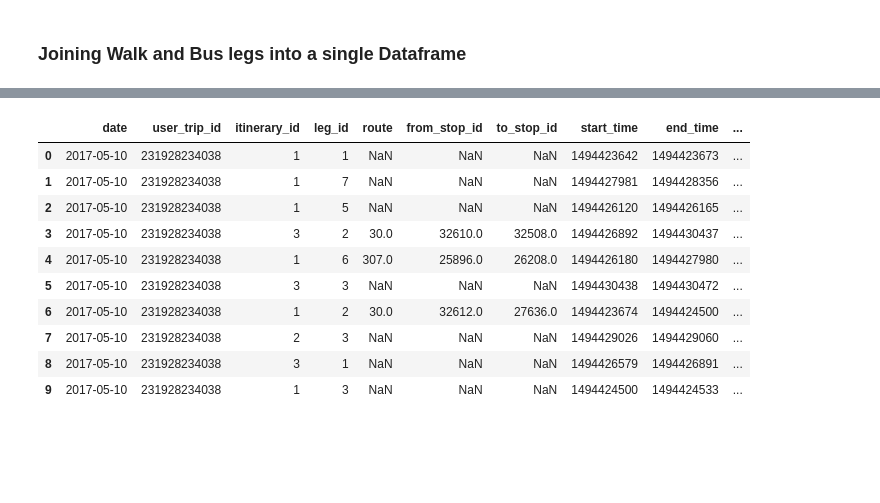
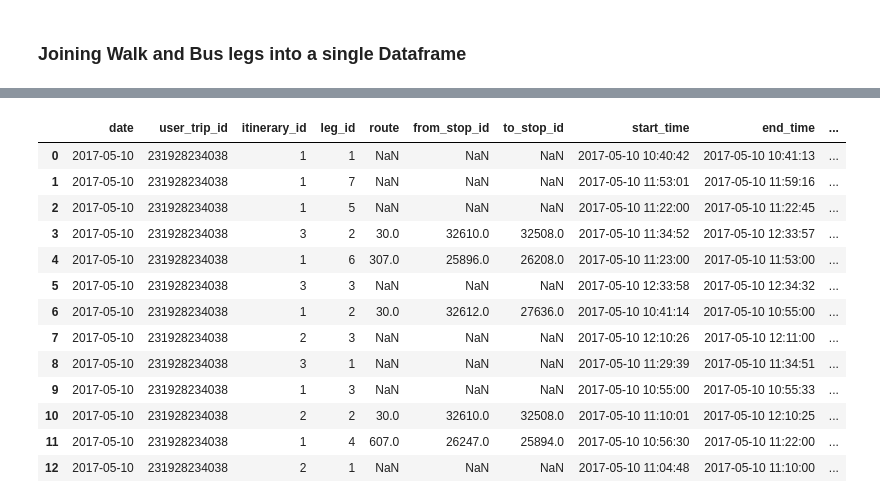
Before and after one commit to tarcisobraz/trips-optimality-exp, a Jupyter notebook: evaluate-trip-optimality-spark.ipynb, the cells around one changed output, grey strips where cells are left out. Saved outputs shown, nothing was run; the diff lists cells and outputs as text; code cells hidden in the pictures; blank space fills up the shorter version.

Commit message:
Calculating actual OTP suggested itineraries duration.

```diff
--- a/evaluate-trip-optimality-spark.ipynb
+++ b/evaluate-trip-optimality-spark.ipynb
@@ -394,7 +432,7 @@ clean_bus_trips_data2 = bus_trips_data2.select(["date","route","busCode","tripNu
                     .dropDuplicates(['route','busCode','tripNum','stopPointId']) \
                     .withColumn('route',F.col('route').astype('integer')) \
                     .withColumn('date',F.col('date').astype('string')) \
-                    .withColumn('datetime',F.unix_timestamp(F.concat(F.col('date'),F.lit(' '),F.col('timestamp')), 'yyyy-MM-dd HH:mm:ss'))
+                    .withColumn('timestamp',F.from_unixtime(F.unix_timestamp(F.concat(F.col('date'),F.lit(' '),F.col('timestamp')), 'yyyy-MM-dd HH:mm:ss')))
 # %%
 clean_bus_trips_data2.printSchema()
 # %% [output]
@@ -425,11 +462,10 @@ root
 # %%
 trip_plans_df_end = trip_plans_start.withColumnRenamed('to_stop_id','stopPointId')
 trip_plans_start_end = trip_plans_df_end.join(clean_bus_trips_data2, ['date','route','busCode','tripNum','stopPointId'], how='inner') \
-                        .na.drop(subset=['datetime']) \
-                        .withColumn('timediff',F.abs(F.col('datetime') - F.col('end_time')))
+                        .na.drop(subset=['timestamp']) \
+                        .withColumn('timediff',F.abs(F.unix_timestamp(F.col('timestamp')) - F.unix_timestamp(F.col('end_time'))))
 # %%
-trip_plans_start_end = trip_plans_start_end.withColumn('end_time',F.from_unixtime(F.col('end_time'))) \
-                .withColumnRenamed('timestamp', 'to_timestamp') \
+trip_plans_start_end = trip_plans_start_end.withColumnRenamed('timestamp', 'to_timestamp') \
                 .withColumnRenamed('stopPointId','to_stop_id') \
                 .orderBy(['date','route','stopPointId','timediff'])
 
@@ -494,14 +548,19 @@ trips_actual_itineraries = trips_plans_df.join(trips_actual_time, on=['date','us
+# %%
+trips_actual_itineraries = trips_actual_itineraries.withColumn('actual_duration_mins', (F.unix_timestamp(F.col('to_timestamp')) - F.unix_timestamp(F.col('from_timestamp')))/60)
 # %%
-printdf(trips_actual_itineraries)
+printdf(trips_actual_itineraries, l=20)
 # %% [output]
 |  | date | user_trip_id | itinerary_id | leg_id | route | from_stop_id | to_stop_id | start_time | end_time | ... |
-| 0 | 2017-05-10 | 231928234038 | 1 | 1 | NaN | NaN | NaN | 1494423642 | 1494423673 | ... |
-| 1 | 2017-05-10 | 231928234038 | 1 | 7 | NaN | NaN | NaN | 1494427981 | 1494428356 | ... |
-| 2 | 2017-05-10 | 231928234038 | 1 | 5 | NaN | NaN | NaN | 1494426120 | 1494426165 | ... |
-| 3 | 2017-05-10 | 231928234038 | 3 | 2 | 30.0 | 32610.0 | 32508.0 | 1494426892 | 1494430437 | ... |
-| 4 | 2017-05-10 | 231928234038 | 1 | 6 | 307.0 | 25896.0 | 26208.0 | 1494426180 | 1494427980 | ... |
-| 5 | 2017-05-10 | 231928234038 | 3 | 3 | NaN | NaN | NaN | 1494430438 | 1494430472 | ... |
-| 6 | 2017-05-10 | 231928234038 | 1 | 2 | 30.0 | 32612.0 | 27636.0 | 1494423674 | 1494424500 | ... |
-| 7 | 2017-05-10 | 231928234038 | 2 | 3 | NaN | NaN | NaN | 1494429026 | 1494429060 | ... |
-| 8 | 2017-05-10 | 231928234038 | 3 | 1 | NaN | NaN | NaN | 1494426579 | 1494426891 | ... |
-| 9 | 2017-05-10 | 231928234038 | 1 | 3 | NaN | NaN | NaN | 1494424500 | 1494424533 | ... |
+| 0 | 2017-05-10 | 231928234038 | 1 | 1 | NaN | NaN | NaN | 2017-05-10 10:40:42 | 2017-05-10 10:41:13 | ... |
+| 1 | 2017-05-10 | 231928234038 | 1 | 7 | NaN | NaN | NaN | 2017-05-10 11:53:01 | 2017-05-10 11:59:16 | ... |
+| 2 | 2017-05-10 | 231928234038 | 1 | 5 | NaN | NaN | NaN | 2017-05-10 11:22:00 | 2017-05-10 11:22:45 | ... |
+| 3 | 2017-05-10 | 231928234038 | 3 | 2 | 30.0 | 32610.0 | 32508.0 | 2017-05-10 11:34:52 | 2017-05-10 12:33:57 | ... |
+| 4 | 2017-05-10 | 231928234038 | 1 | 6 | 307.0 | 25896.0 | 26208.0 | 2017-05-10 11:23:00 | 2017-05-10 11:53:00 | ... |
+| 5 | 2017-05-10 | 231928234038 | 3 | 3 | NaN | NaN | NaN | 2017-05-10 12:33:58 | 2017-05-10 12:34:32 | ... |
+| 6 | 2017-05-10 | 231928234038 | 1 | 2 | 30.0 | 32612.0 | 27636.0 | 2017-05-10 10:41:14 | 2017-05-10 10:55:00 | ... |
+| 7 | 2017-05-10 | 231928234038 | 2 | 3 | NaN | NaN | NaN | 2017-05-10 12:10:26 | 2017-05-10 12:11:00 | ... |
+| 8 | 2017-05-10 | 231928234038 | 3 | 1 | NaN | NaN | NaN | 2017-05-10 11:29:39 | 2017-05-10 11:34:51 | ... |
+| 9 | 2017-05-10 | 231928234038 | 1 | 3 | NaN | NaN | NaN | 2017-05-10 10:55:00 | 2017-05-10 10:55:33 | ... |
+| 10 | 2017-05-10 | 231928234038 | 2 | 2 | 30.0 | 32610.0 | 32508.0 | 2017-05-10 11:10:01 | 2017-05-10 12:10:25 | ... |
+| 11 | 2017-05-10 | 231928234038 | 1 | 4 | 607.0 | 26247.0 | 25894.0 | 2017-05-10 10:56:30 | 2017-05-10 11:22:00 | ... |
+| 12 | 2017-05-10 | 231928234038 | 2 | 1 | NaN | NaN | NaN | 2017-05-10 11:04:48 | 2017-05-10 11:10:00 | ... |
```
Also changed, not shown: parts of 31 cells of this notebook.
